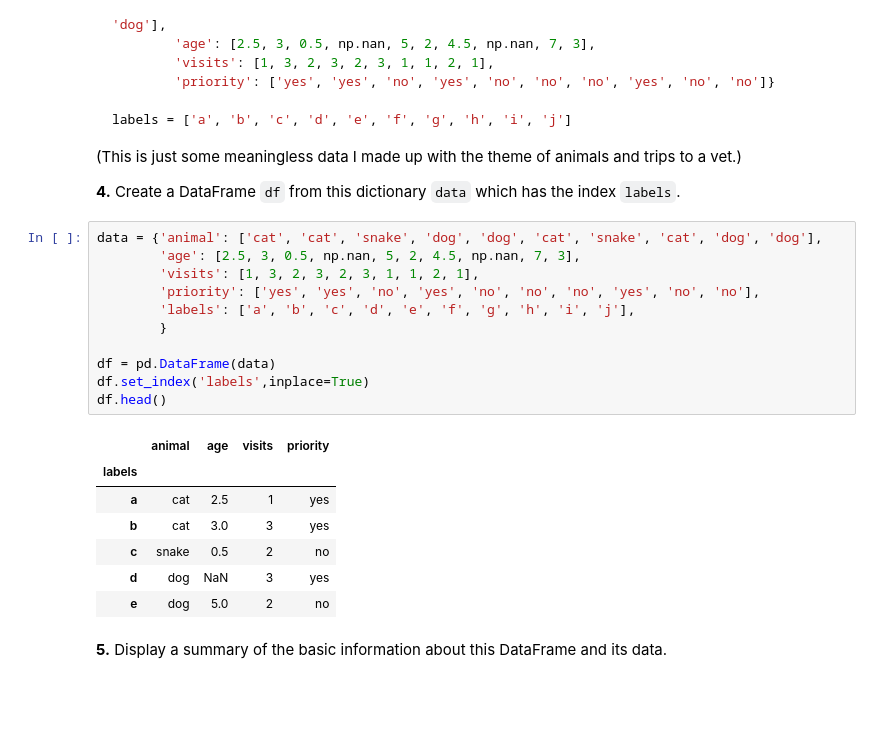
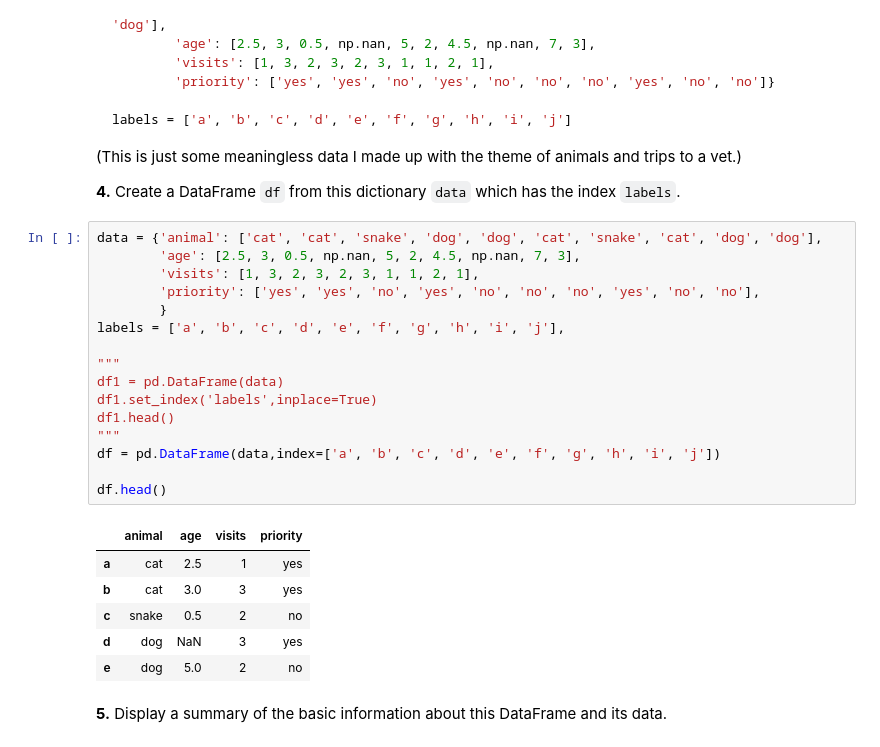
Before and after one commit to 03dipak/practise-pandas-ml, a Jupyter notebook: 100_pandas_puzzles.ipynb, the cells around one changed output. Cells and saved outputs as stored; diff of their text form; blank space fills up the shorter version.

```diff
--- a/100_pandas_puzzles.ipynb
+++ b/100_pandas_puzzles.ipynb
@@ -66,17 +66,21 @@ labels = ['a', 'b', 'c', 'd', 'e', 'f', 'g', 'h', 'i', 'j']
 # %%
 data = {'animal': ['cat', 'cat', 'snake', 'dog', 'dog', 'cat', 'snake', 'cat', 'dog', 'dog'],
         'age': [2.5, 3, 0.5, np.nan, 5, 2, 4.5, np.nan, 7, 3],
         'visits': [1, 3, 2, 3, 2, 3, 1, 1, 2, 1],
         'priority': ['yes', 'yes', 'no', 'yes', 'no', 'no', 'no', 'yes', 'no', 'no'],
-        'labels': ['a', 'b', 'c', 'd', 'e', 'f', 'g', 'h', 'i', 'j'],
         }
+labels = ['a', 'b', 'c', 'd', 'e', 'f', 'g', 'h', 'i', 'j'],
 
-df = pd.DataFrame(data)
-df.set_index('labels',inplace=True)
+"""
+df1 = pd.DataFrame(data)
+df1.set_index('labels',inplace=True)
+df1.head()
+"""
+df = pd.DataFrame(data,index=['a', 'b', 'c', 'd', 'e', 'f', 'g', 'h', 'i', 'j'])
+
 df.head()
 # %% [output]
 |  | animal | age | visits | priority |
-| labels |  |  |  |  |
 | a | cat | 2.5 | 1 | yes |
 | b | cat | 3.0 | 3 | yes |
 | c | snake | 0.5 | 2 | no |
```
Also changed, not shown: parts of 5 cells of this notebook.
